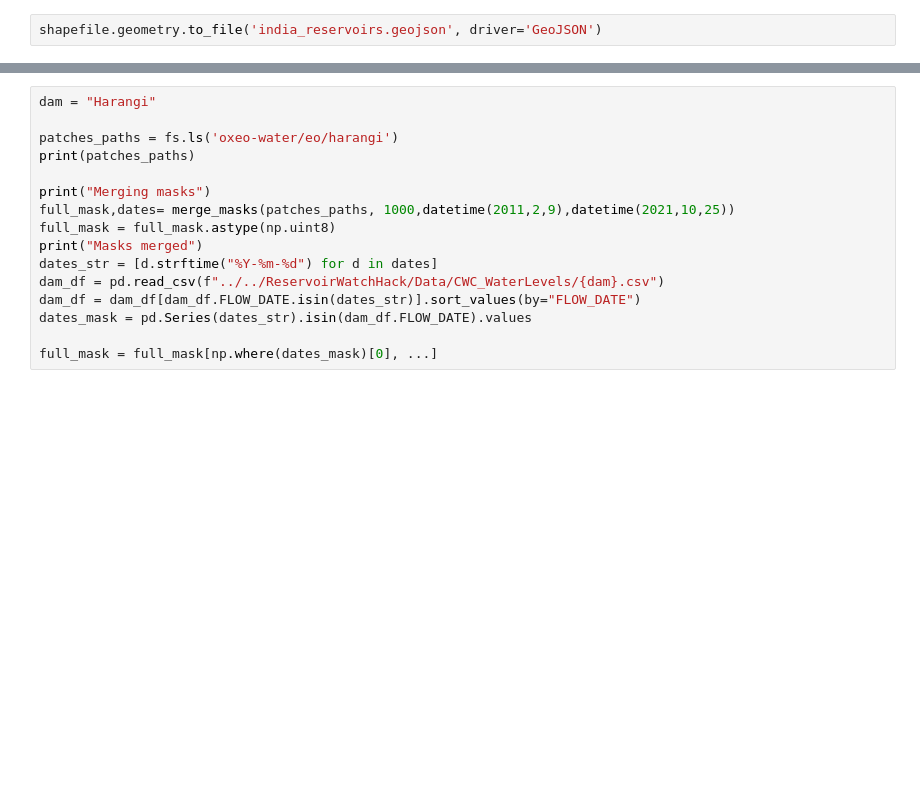
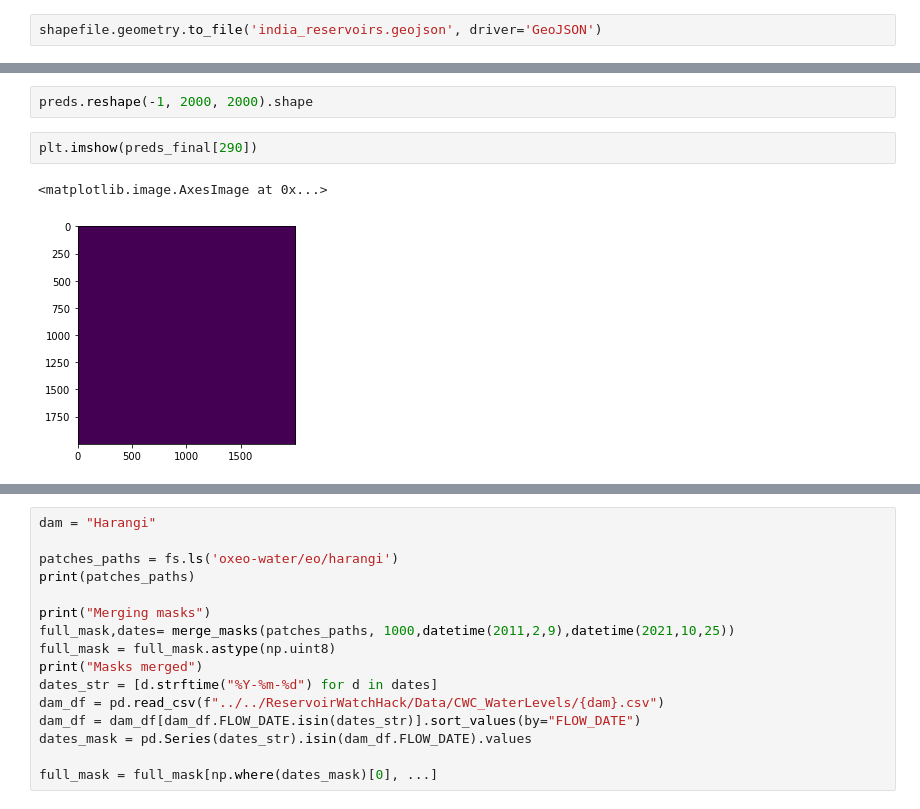
Before and after one commit to oxfordeo/oxeo-water, a Jupyter notebook: notebooks/Baseline Metrics.ipynb, the cells around one changed output, grey strips where cells are left out. Cells and saved outputs as stored; diff of their text form; blank space fills up the shorter version.

```diff
--- a/notebooks/Baseline Metrics.ipynb
+++ b/notebooks/Baseline Metrics.ipynb
@@ -36,0 +81,7 @@ ls "../../ReservoirWatchHack/Data/CWC_WaterLevels/"
+# %%
+preds.reshape(-1, 2000, 2000).shape
+# %%
+plt.imshow(preds_final[290])
+# %% [output]
+<matplotlib.image.AxesImage at 0x...>
+[figure, added]
```
Also changed, not shown: parts of 30 cells of this notebook.
